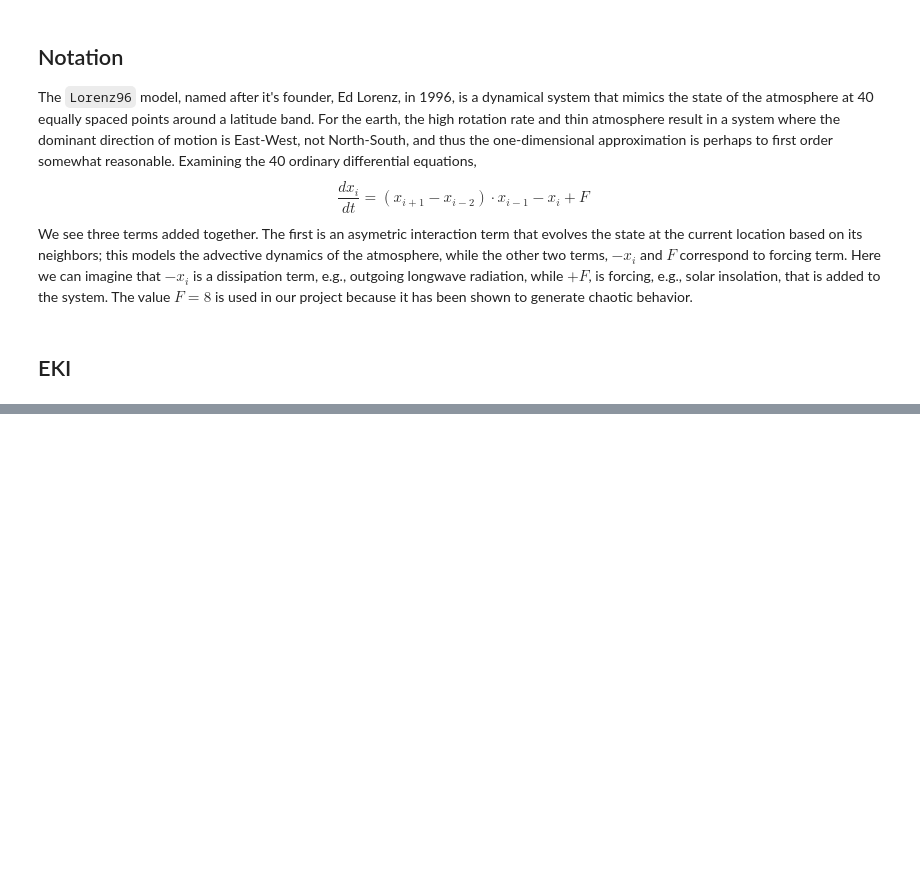
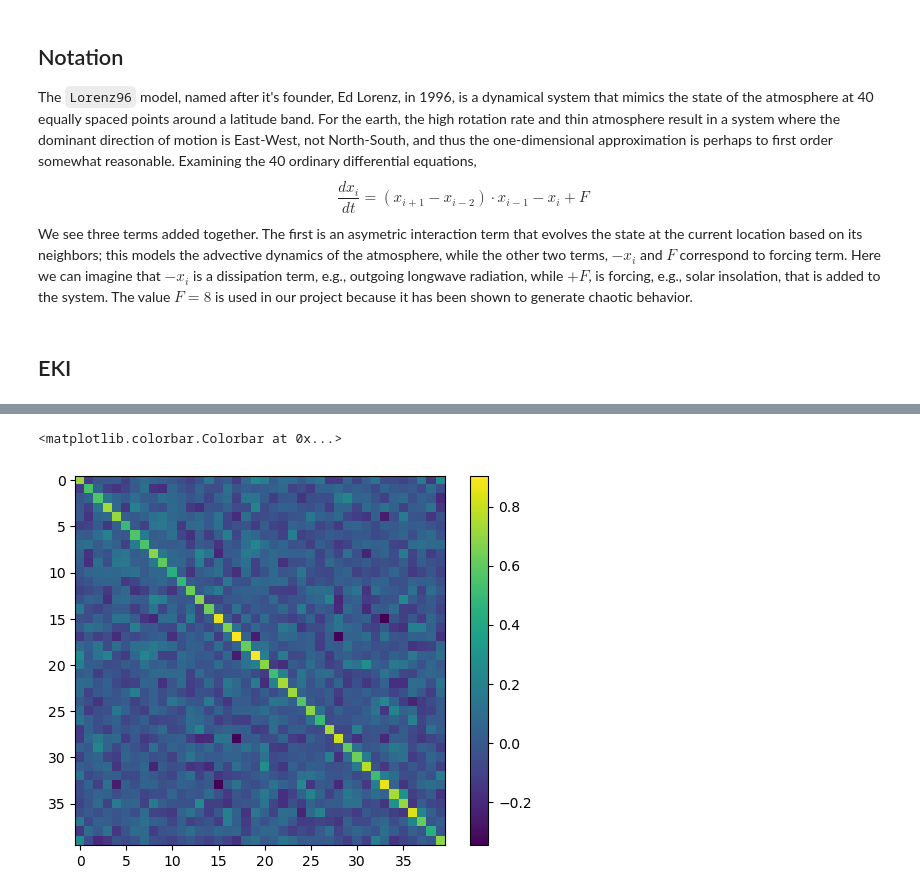
Before and after one commit to Julians42/ACM270, a Jupyter notebook: lorenz96/eki_lorenz96.ipynb, the cells around one changed output, grey strips where cells are left out. Cells and saved outputs as stored; diff of their text form; code cells hidden in the pictures; blank space fills up the shorter version.

```diff
--- a/lorenz96/eki_lorenz96.ipynb
+++ b/lorenz96/eki_lorenz96.ipynb
@@ -62,0 +87,18 @@ dt*n_steps
+# %%
+
+def CGG(Gtheta):
+    return np.cov(Gtheta, bias=True)
+
+def CTG(theta, Gtheta):
+    """Calculate the cross covariance of the previous state and the next state.
+    Note that for early steps there won't be much correlation"""
+
+    num_states = theta.shape[0]
+    # https://stackoverflow.com/questions/45134122/numpy-cov-returns-unexpected-output
+    return np.cov(np.transpose(theta), np.transpose(Gtheta), bias=True, rowvar=False)[:num_states, num_states:]
+
+plt.imshow(CTG(forward_model(theta0), theta))
+plt.colorbar()
+# %% [output]
+<matplotlib.colorbar.Colorbar at 0x...>
+[figure, added]
```
Also changed, not shown: parts of 18 cells of this notebook.
